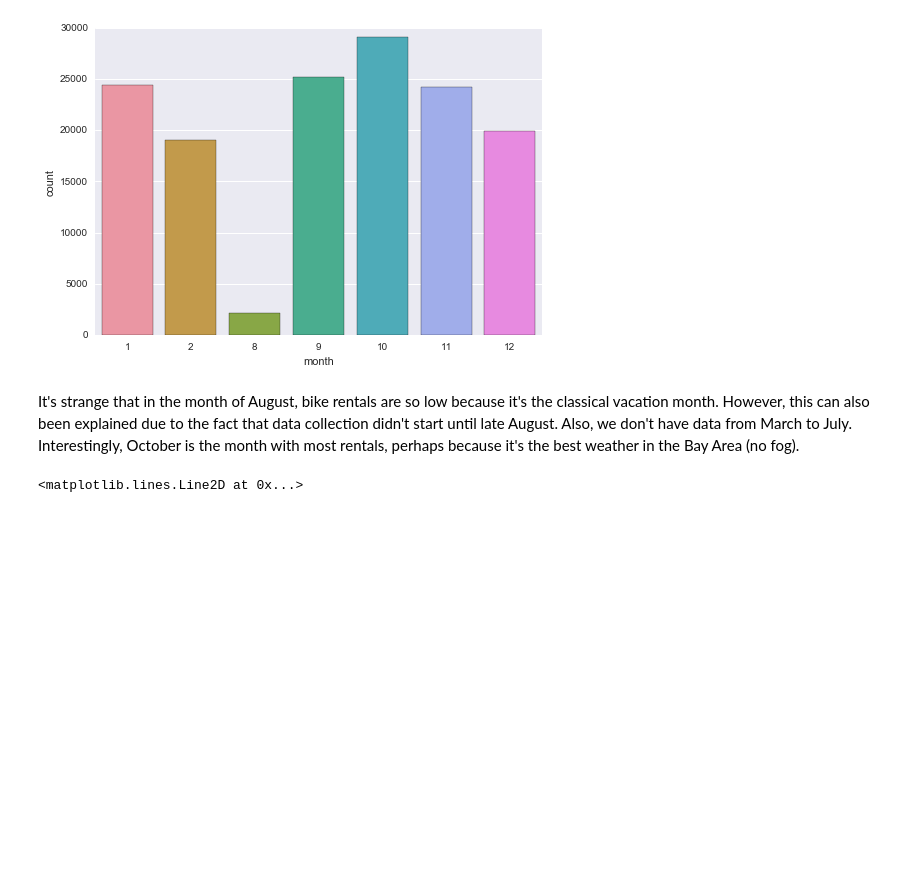
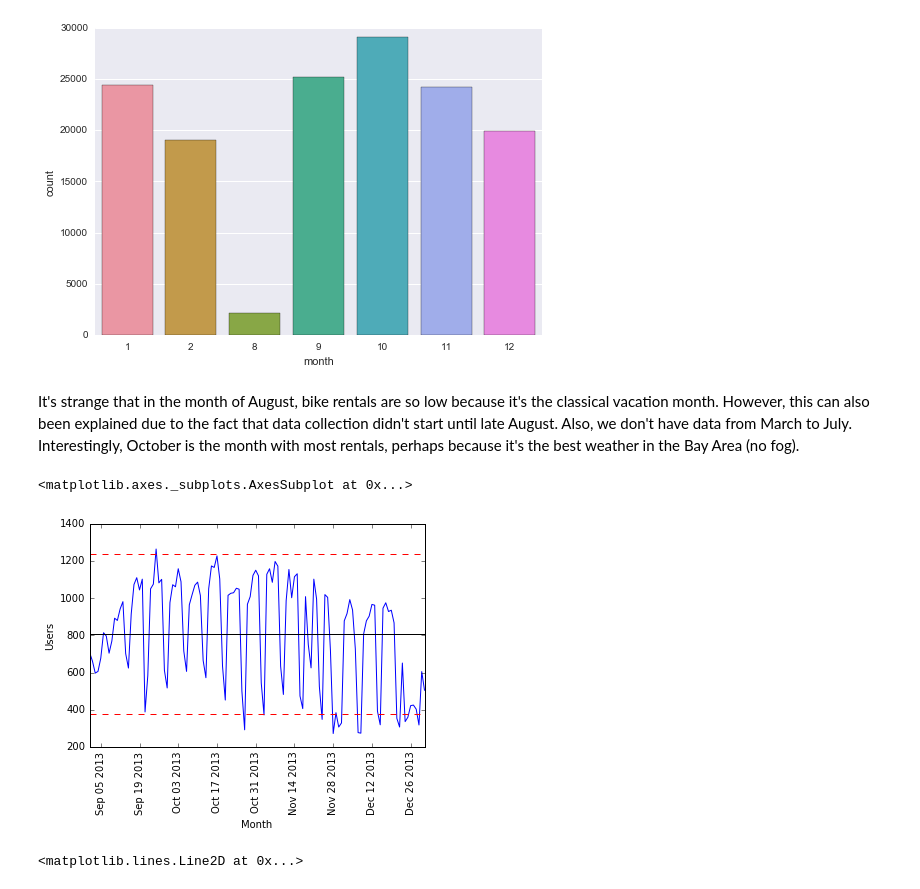
Before and after one commit to carlespoles/DSCI6002-student, a Jupyter notebook: week1/1-3_EDA/DSCI6002-1.3-Lab-CarlesPolesMielgo.ipynb, the cells around one changed output. Drawn from its saved outputs; the diff is of its cells as text; code cells hidden in the pictures; blank space fills up the shorter version.

```diff
--- a/week1/1-3_EDA/DSCI6002-1.3-Lab-CarlesPolesMielgo.ipynb
+++ b/week1/1-3_EDA/DSCI6002-1.3-Lab-CarlesPolesMielgo.ipynb
@@ -714,7 +714,19 @@ sns.countplot(x='month', data=trips)
 # %% [markdown]
 It's strange that in the month of August, bike rentals are so low because it's the classical vacation month. However, this can also been explained due to the fact that data collection didn't start until late August. Also, we don't have data from March to July. Interestingly, October is the month with most rentals, perhaps because it's the best weather in the Bay Area (no fog).
 # %%
-trips_sept_dec = trips[trips.month > 8]
+trips_sep_dec = trips[trips.month > 8]
+# %%
+sep_dic_plot = trips_sep_dec.groupby('date').count()['trip_id'].plot(rot=90)
+sep_dic_plot.set(xlabel='Month', ylabel='Users')
+plot_mean = trips_sep_dec.groupby('date').count()['trip_id'].mean()
+plot_std = trips_sep_dec.groupby('date').count()['trip_id'].std()
+sep_dic_plot.axhline(y=plot_mean, color='black')
+sep_dic_plot.axhline(y=plot_mean+plot_std*1.5, color='red', ls='dashed')
+sep_dic_plot.axhline(y=plot_mean-plot_std*1.5, color='red', ls='dashed')
+sep_dic_plot
+# %% [output]
+<matplotlib.axes._subplots.AxesSubplot at 0x...>
+[figure, added]
 # %%
 chart = trips_sept_dec.groupby('date').count()['trip_id'].plot()
 chart.set(xlabel="Month", ylabel="Users")
```
